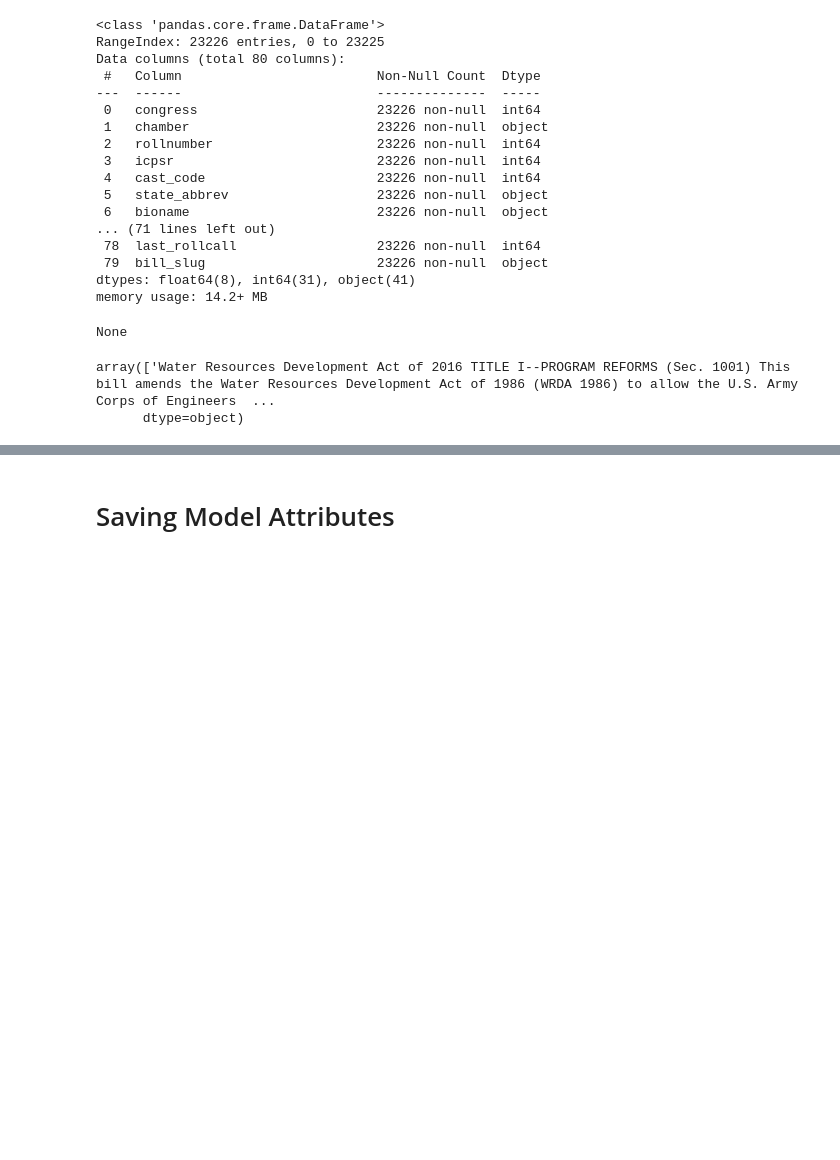
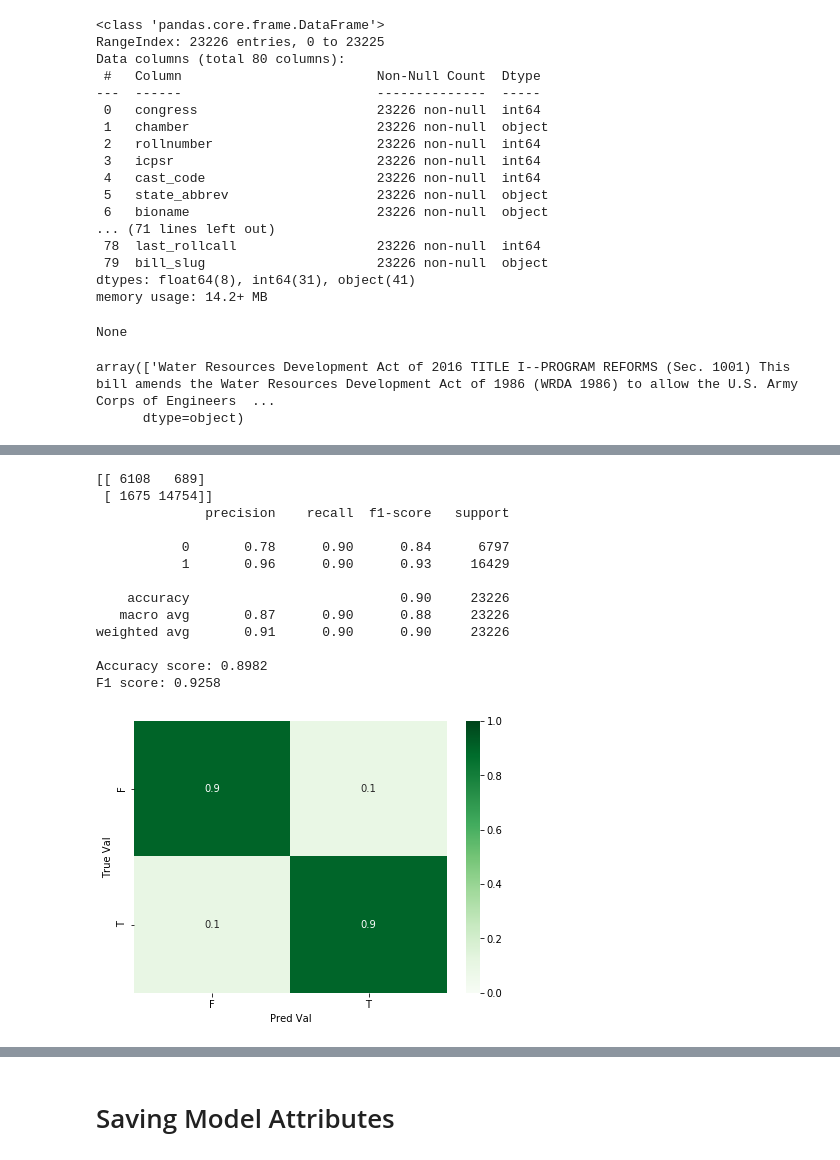
Before and after one commit to zapatos24/senator_nlp_vote_prediction, a Jupyter notebook: Test_notebook.ipynb, the cells around one changed output, grey strips where cells are left out. Cells and saved outputs as stored; diff of their text form; code cells hidden in the pictures; blank space fills up the shorter version.

Commit message:
run full dataset through prediction function of trained xgb model and add to dataframe for use in app

```diff
--- a/Test_notebook.ipynb
+++ b/Test_notebook.ipynb
@@ -396,0 +427,12 @@ array(['Water Resources Development Act of 2016 TITLE I--PROGRAM REFORMS (Sec. 1
+# %%
+#turn the embeddings into dataframes to rejoin with the unique summaries
+sum_cols = ['sum_'+str(i) for i in range(np.shape(X_embeddings)[1])]
+
+vec_sum_df = unique_sum_df.to_frame(name='summary').join(pd.DataFrame(np.asarray(X_embeddings),
+                                                                      columns=sum_cols))
+# %%
+#merge the vectorized train and test dfs back onto the main train/test dfs, keeping original indexs
+X_df['copy_index'] = X_df.index
+
+X_vec = X_df.merge(vec_sum_df, on='summary', how='left').set_index('copy_index')
+X_vec
@@ -396,0 +454,25 @@ array(['Water Resources Development Act of 2016 TITLE I--PROGRAM REFORMS (Sec. 1
+# %%
+#define cols
+model_cols = non_text_cols + sum_cols
+# %%
+# Get predictions for entire dataset
+predictions_xgb = clf_xgb.predict_proba(X_vec[model_cols])
+predictions_xgb = [item[1] for item in predictions_xgb]
+predictions_xgb_bin = [1 if item > .6 else 0 for item in predictions_xgb]
+# %%
+confusion_reporting(y, predictions_xgb_bin)
+# %% [output]
+[[ 6108   689]
+ [ 1675 14754]]
+              precision    recall  f1-score   support
+
+           0       0.78      0.90      0.84      6797
+           1       0.96      0.90      0.93     16429
+
+    accuracy                           0.90     23226
+   macro avg       0.87      0.90      0.88     23226
+weighted avg       0.91      0.90      0.90     23226
+
+Accuracy score: 0.8982
+F1 score: 0.9258
+[figure, added]
```
Also changed, not shown: parts of 15 cells of this notebook, 3 other files.
